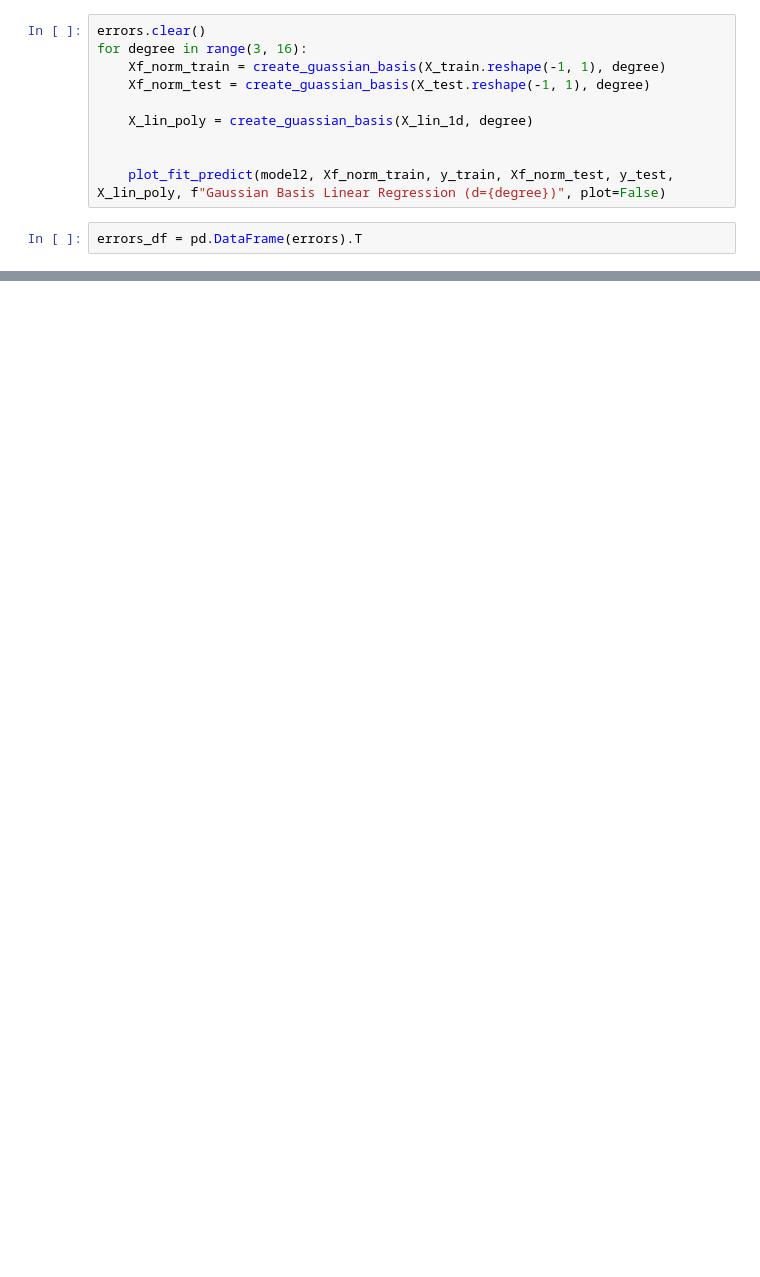
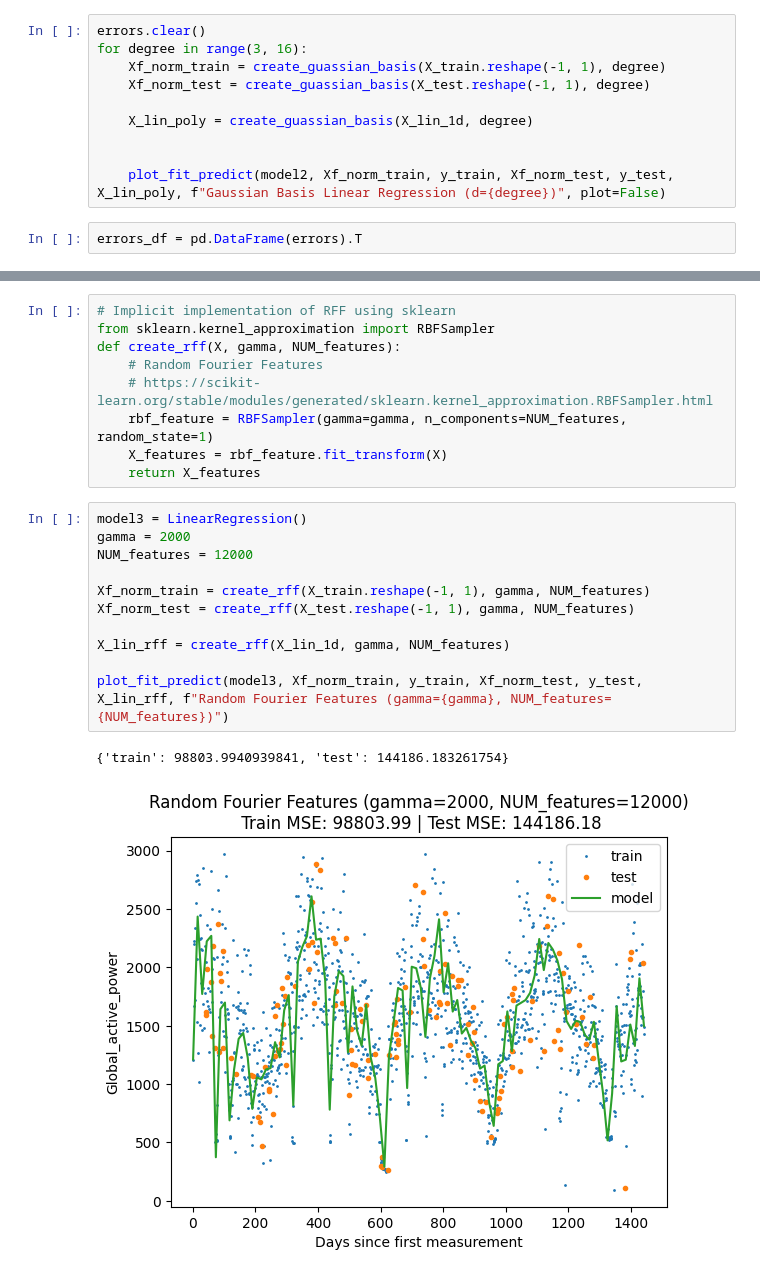
Before and after one commit to yuvraj-rathod-1202/Electricity_Consumption_Predictor, a Jupyter notebook: model_prep.ipynb, the cells around one changed output, grey strips where cells are left out. Drawn from its saved outputs; the diff is of its cells as text; blank space fills up the shorter version.

```diff
--- a/model_prep.ipynb
+++ b/model_prep.ipynb
@@ -278,0 +279,23 @@ errors_df.plot(kind='bar', figsize=(12, 6), title='MSE for Train and Test Sets')
+# %%
+# Implicit implementation of RFF using sklearn
+from sklearn.kernel_approximation import RBFSampler
+def create_rff(X, gamma, NUM_features):
+    # Random Fourier Features
+    # https://scikit-learn.org/stable/modules/generated/sklearn.kernel_approximation.RBFSampler.html
+    rbf_feature = RBFSampler(gamma=gamma, n_components=NUM_features, random_state=1)
+    X_features = rbf_feature.fit_transform(X)
+    return X_features
+# %%
+model3 = LinearRegression()
+gamma = 2000
+NUM_features = 12000
+
+Xf_norm_train = create_rff(X_train.reshape(-1, 1), gamma, NUM_features)
+Xf_norm_test = create_rff(X_test.reshape(-1, 1), gamma, NUM_features)
+
+X_lin_rff = create_rff(X_lin_1d, gamma, NUM_features)
+
+plot_fit_predict(model3, Xf_norm_train, y_train, Xf_norm_test, y_test, X_lin_rff, f"Random Fourier Features (gamma={gamma}, NUM_features={NUM_features})")
+# %% [output]
+{'train': 98803.9940939841, 'test': 144186.183261754}
+[figure, added]
```
Also changed, not shown: parts of 11 cells of this notebook.
